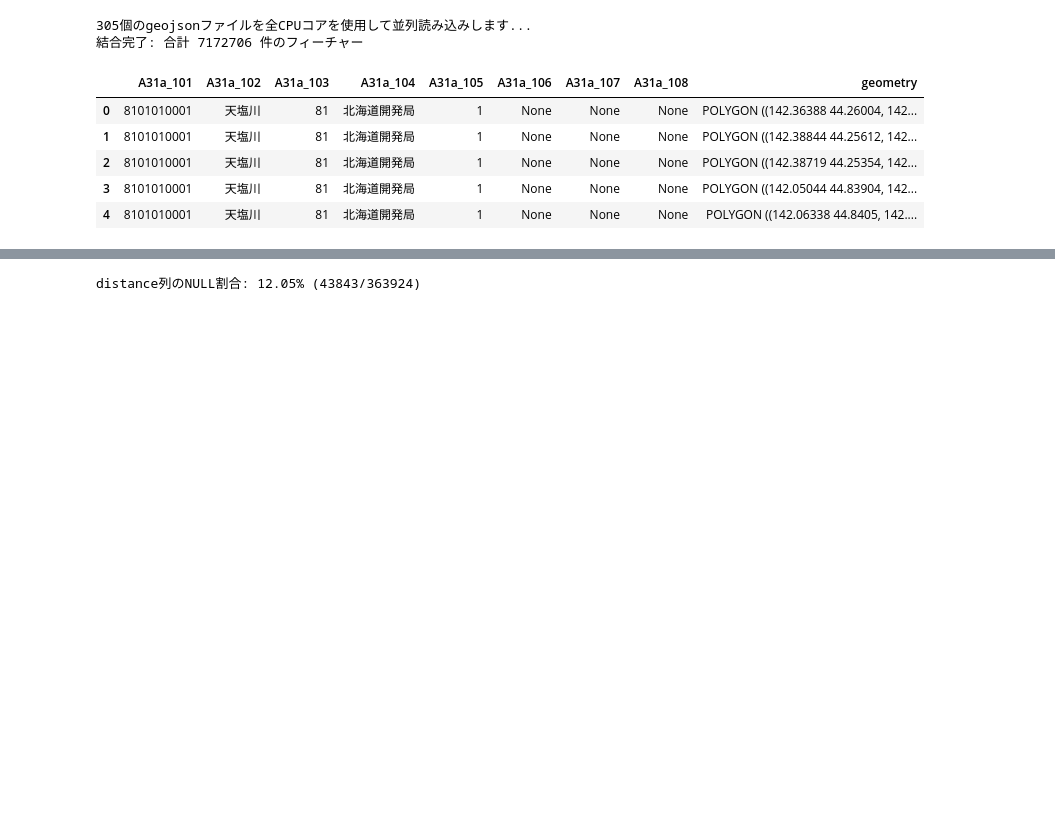
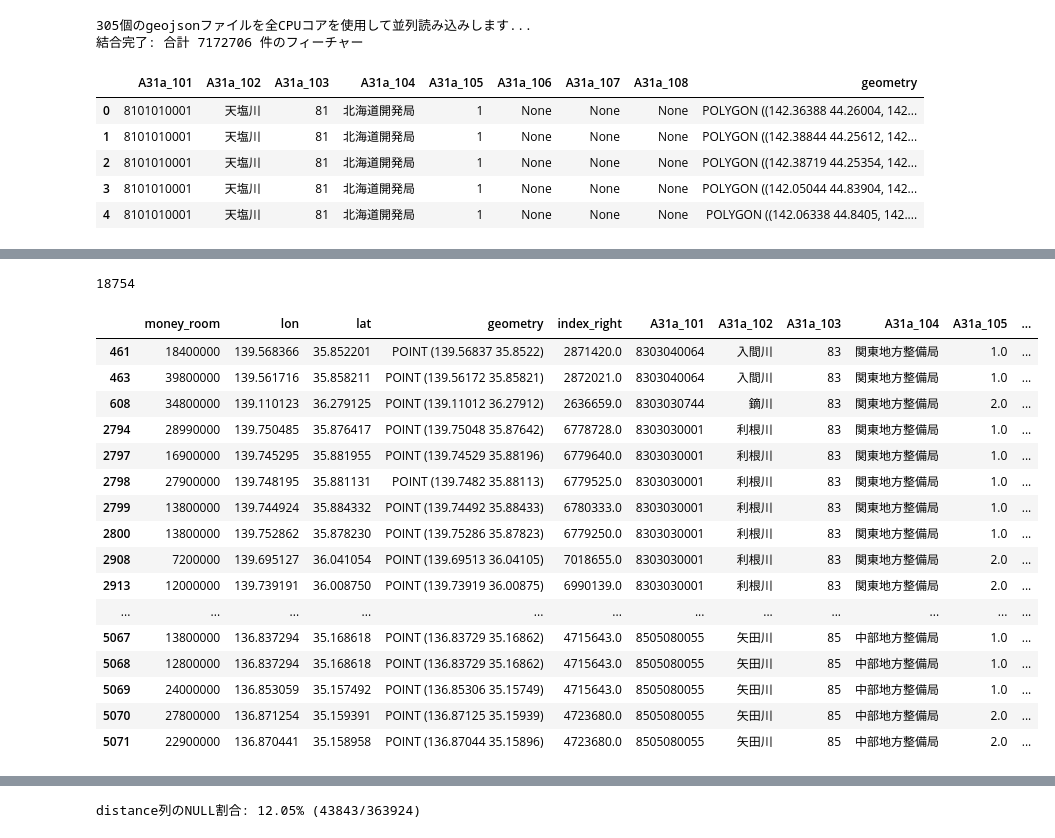
Before and after one commit to tomoya-kmt/signature, a Jupyter notebook: my_code/data_preprocess.ipynb, the cells around one changed output, grey strips where cells are left out. Saved outputs shown, nothing was run; the diff lists cells and outputs as text; code cells hidden in the pictures; blank space fills up the shorter version.

```diff
--- a/my_code/data_preprocess.ipynb
+++ b/my_code/data_preprocess.ipynb
@@ -103,0 +104,27 @@ Datum: Japanese Geodetic Datum 2011
+# %%
+train_gdf=utils.convert_to_geodataframe(train_df)
+train_gdf=utils.spatial_join(train_gdf,gdf_json,predicate='within')
+# %%
+len(train_gdf)-len(train_df)
+# %% [output]
+18754
+# %%
+train_gdf[train_gdf.index.duplicated()].head(20)
+# %% [output]
+|  | money_room | lon | lat | geometry | index_right | A31a_101 | A31a_102 | A31a_103 | A31a_104 | A31a_105 | ... |
+| 461 | 18400000 | 139.568366 | 35.852201 | POINT (139.56837 35.8522) | 2871420.0 | 8303040064 | 入間川 | 83 | 関東地方整備局 | 1.0 | ... |
+| 463 | 39800000 | 139.561716 | 35.858211 | POINT (139.56172 35.85821) | 2872021.0 | 8303040064 | 入間川 | 83 | 関東地方整備局 | 1.0 | ... |
+| 608 | 34800000 | 139.110123 | 36.279125 | POINT (139.11012 36.27912) | 2636659.0 | 8303030744 | 鏑川 | 83 | 関東地方整備局 | 2.0 | ... |
+| 2794 | 28990000 | 139.750485 | 35.876417 | POINT (139.75048 35.87642) | 6778728.0 | 8303030001 | 利根川 | 83 | 関東地方整備局 | 1.0 | ... |
+| 2797 | 16900000 | 139.745295 | 35.881955 | POINT (139.74529 35.88196) | 6779640.0 | 8303030001 | 利根川 | 83 | 関東地方整備局 | 1.0 | ... |
+| 2798 | 27900000 | 139.748195 | 35.881131 | POINT (139.7482 35.88113) | 6779525.0 | 8303030001 | 利根川 | 83 | 関東地方整備局 | 1.0 | ... |
+| 2799 | 13800000 | 139.744924 | 35.884332 | POINT (139.74492 35.88433) | 6780333.0 | 8303030001 | 利根川 | 83 | 関東地方整備局 | 1.0 | ... |
+| 2800 | 13800000 | 139.752862 | 35.878230 | POINT (139.75286 35.87823) | 6779250.0 | 8303030001 | 利根川 | 83 | 関東地方整備局 | 1.0 | ... |
+| 2908 | 7200000 | 139.695127 | 36.041054 | POINT (139.69513 36.04105) | 7018655.0 | 8303030001 | 利根川 | 83 | 関東地方整備局 | 2.0 | ... |
+| 2913 | 12000000 | 139.739191 | 36.008750 | POINT (139.73919 36.00875) | 6990139.0 | 8303030001 | 利根川 | 83 | 関東地方整備局 | 2.0 | ... |
+| ... | ... | ... | ... | ... | ... | ... | ... | ... | ... | ... | ... |
+| 5067 | 13800000 | 136.837294 | 35.168618 | POINT (136.83729 35.16862) | 4715643.0 | 8505080055 | 矢田川 | 85 | 中部地方整備局 | 1.0 | ... |
+| 5068 | 12800000 | 136.837294 | 35.168618 | POINT (136.83729 35.16862) | 4715643.0 | 8505080055 | 矢田川 | 85 | 中部地方整備局 | 1.0 | ... |
+| 5069 | 24000000 | 136.853059 | 35.157492 | POINT (136.85306 35.15749) | 4715643.0 | 8505080055 | 矢田川 | 85 | 中部地方整備局 | 1.0 | ... |
+| 5070 | 27800000 | 136.871254 | 35.159391 | POINT (136.87125 35.15939) | 4723680.0 | 8505080055 | 矢田川 | 85 | 中部地方整備局 | 2.0 | ... |
+| 5071 | 22900000 | 136.870441 | 35.158958 | POINT (136.87044 35.15896) | 4723680.0 | 8505080055 | 矢田川 | 85 | 中部地方整備局 | 2.0 | ... |
```
Also changed, not shown: parts of 9 cells of this notebook, 2 other files.
